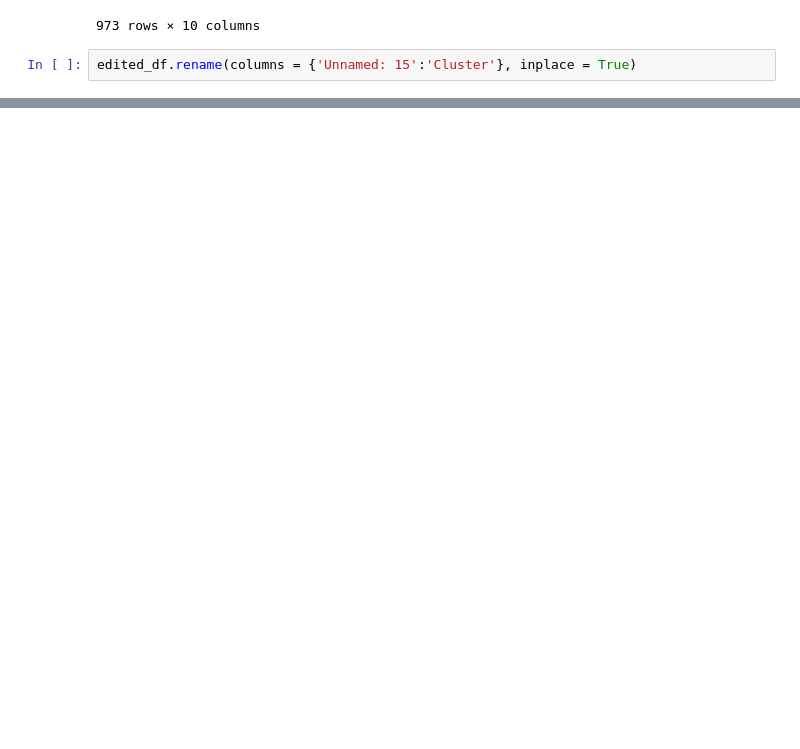
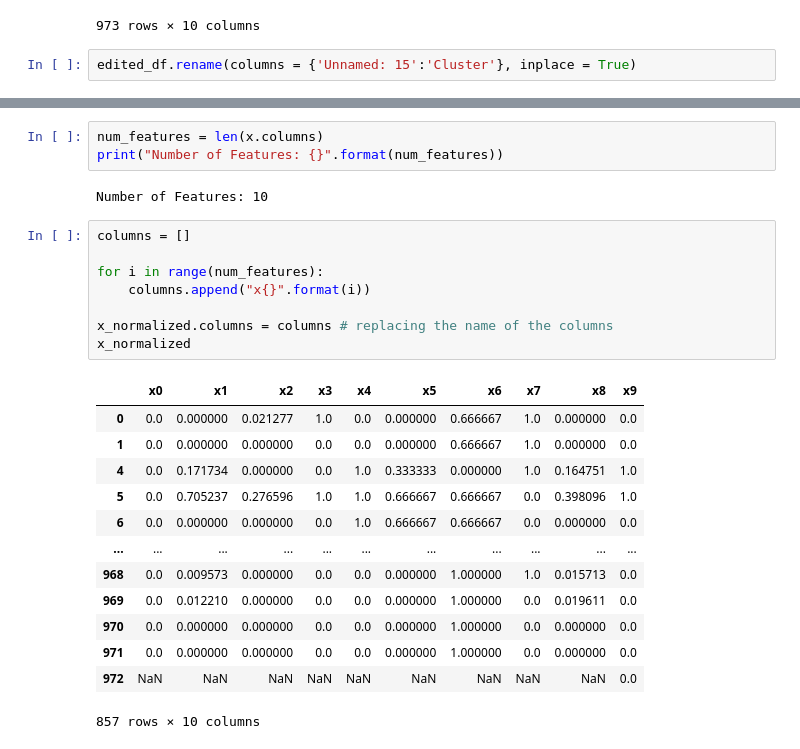
Before and after one commit to matereyes00/ThesisBuds, a Jupyter notebook: Site Selection - Train Model/bpnn.ipynb, the cells around one changed output, grey strips where cells are left out. Cells and saved outputs as stored; diff of their text form; blank space fills up the shorter version.

```diff
--- a/Site Selection - Train Model/bpnn.ipynb
+++ b/Site Selection - Train Model/bpnn.ipynb
@@ -71,0 +132,27 @@ x_normalized
+# %%
+num_features = len(x.columns)
+print("Number of Features: {}".format(num_features))
+# %% [output]
+Number of Features: 10
+# %%
+columns = []
+
+for i in range(num_features):
+    columns.append("x{}".format(i))
+
+x_normalized.columns = columns # replacing the name of the columns
+x_normalized
+# %% [output]
+|  | x0 | x1 | x2 | x3 | x4 | x5 | x6 | x7 | x8 | x9 |
+| 0 | 0.0 | 0.000000 | 0.021277 | 1.0 | 0.0 | 0.000000 | 0.666667 | 1.0 | 0.000000 | 0.0 |
+| 1 | 0.0 | 0.000000 | 0.000000 | 0.0 | 0.0 | 0.000000 | 0.666667 | 1.0 | 0.000000 | 0.0 |
+| 4 | 0.0 | 0.171734 | 0.000000 | 0.0 | 1.0 | 0.333333 | 0.000000 | 1.0 | 0.164751 | 1.0 |
+| 5 | 0.0 | 0.705237 | 0.276596 | 1.0 | 1.0 | 0.666667 | 0.666667 | 0.0 | 0.398096 | 1.0 |
+| 6 | 0.0 | 0.000000 | 0.000000 | 0.0 | 1.0 | 0.666667 | 0.666667 | 0.0 | 0.000000 | 0.0 |
+| ... | ... | ... | ... | ... | ... | ... | ... | ... | ... | ... |
+| 968 | 0.0 | 0.009573 | 0.000000 | 0.0 | 0.0 | 0.000000 | 1.000000 | 1.0 | 0.015713 | 0.0 |
+| 969 | 0.0 | 0.012210 | 0.000000 | 0.0 | 0.0 | 0.000000 | 1.000000 | 0.0 | 0.019611 | 0.0 |
+| 970 | 0.0 | 0.000000 | 0.000000 | 0.0 | 0.0 | 0.000000 | 1.000000 | 0.0 | 0.000000 | 0.0 |
+| 971 | 0.0 | 0.000000 | 0.000000 | 0.0 | 0.0 | 0.000000 | 1.000000 | 0.0 | 0.000000 | 0.0 |
+| 972 | NaN | NaN | NaN | NaN | NaN | NaN | NaN | NaN | NaN | 0.0 |
+857 rows × 10 columns
```
Also changed, not shown: parts of 17 cells of this notebook.
